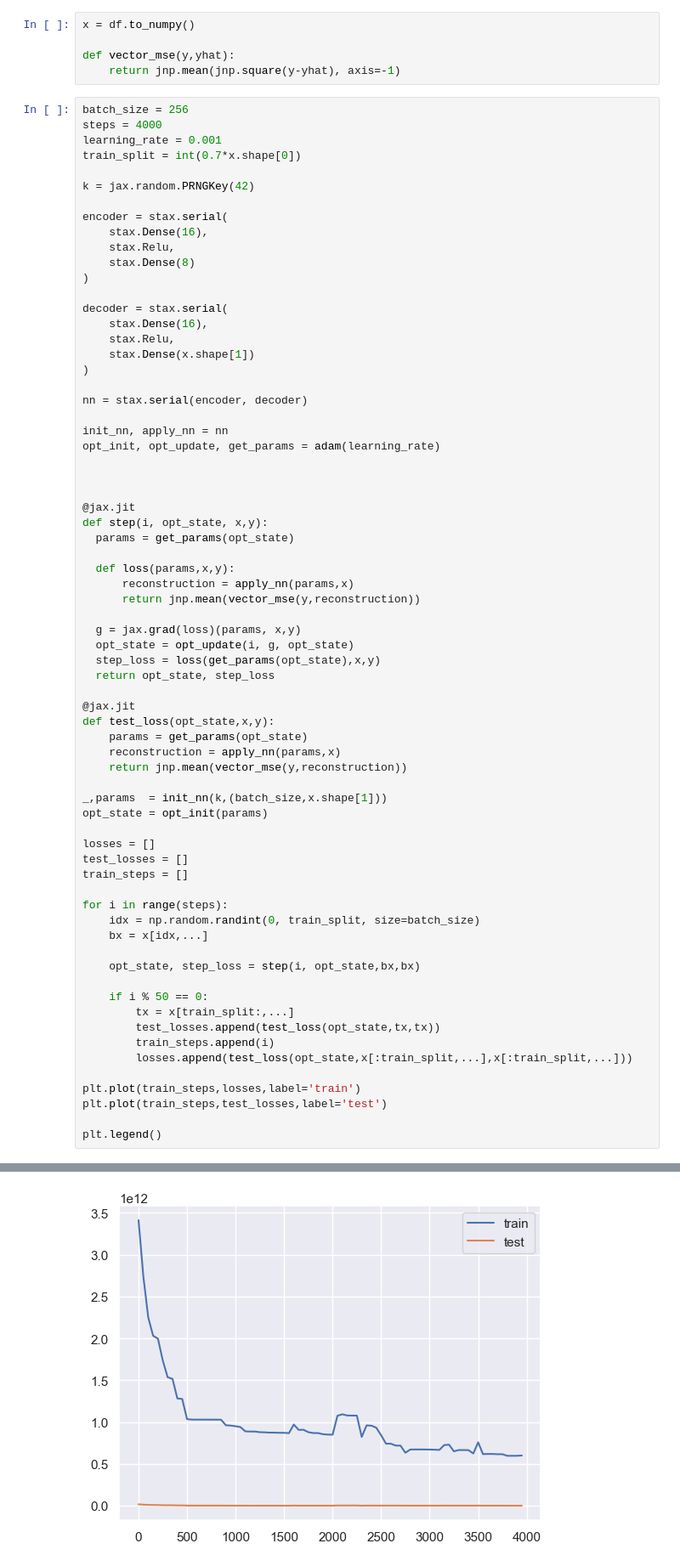
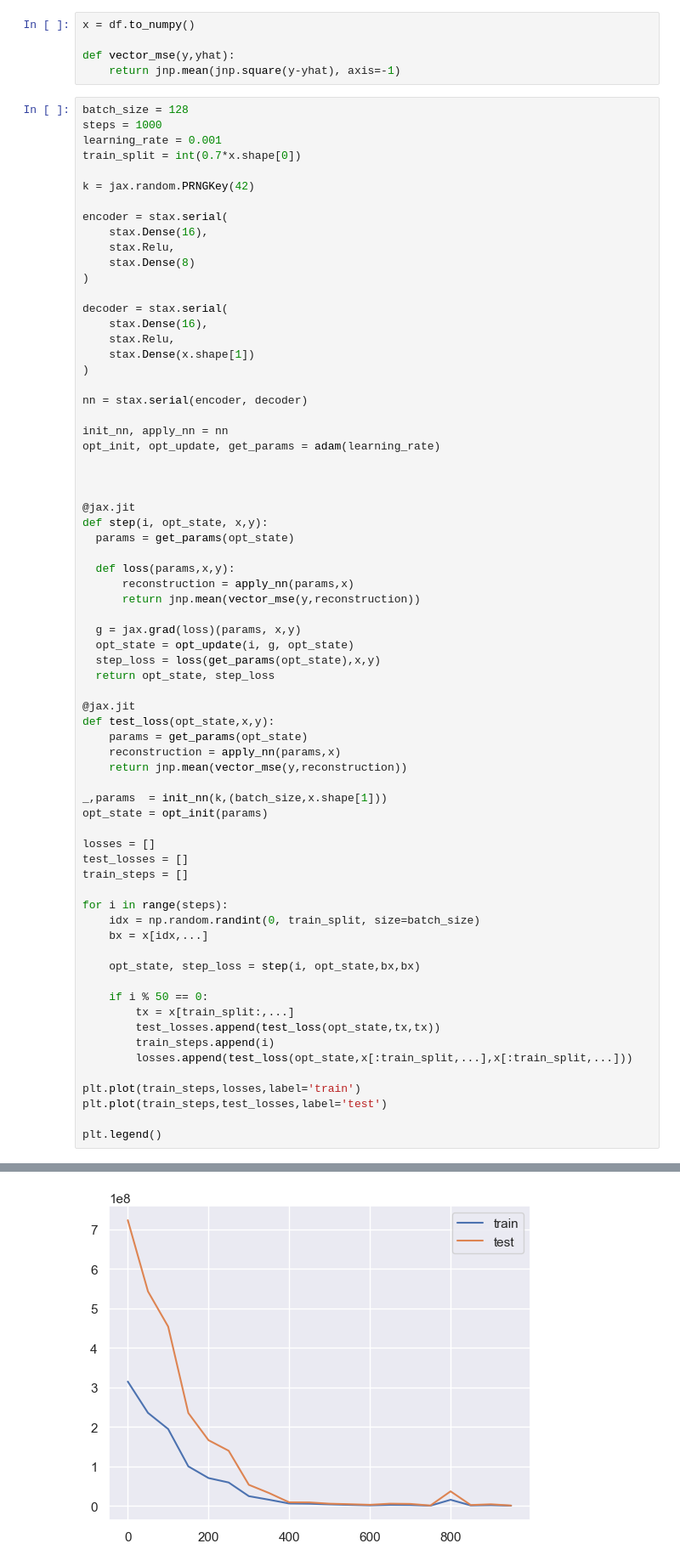
Before and after one commit to dwdwjtwcz/ids2017-anomaly-detection, a Jupyter notebook: PCA.ipynb, the cells around one changed output, grey strips where cells are left out. Shown at 85% size. Cells and saved outputs as stored; diff of their text form.

```diff
--- a/PCA.ipynb
+++ b/PCA.ipynb
@@ -62,8 +62,8 @@ x = df.to_numpy()
 def vector_mse(y,yhat):
     return jnp.mean(jnp.square(y-yhat), axis=-1)
 # %%
-batch_size = 256
-steps = 4000
+batch_size = 128
+steps = 1000
 learning_rate = 0.001
 train_split = int(0.7*x.shape[0])
 
@@ -105,31 +105,31 @@ def step(i, opt_state, x,y):
 def test_loss(opt_state,x,y):
     params = get_params(opt_state)
     reconstruction = apply_nn(params,x)
     return jnp.mean(vector_mse(y,reconstruction))
 
 _,params  = init_nn(k,(batch_size,x.shape[1]))
 opt_state = opt_init(params)
 
 losses = []
 test_losses = []
 train_steps = []
 
 for i in range(steps):
     idx = np.random.randint(0, train_split, size=batch_size)
     bx = x[idx,...]
 
     opt_state, step_loss = step(i, opt_state,bx,bx)
 
     if i % 50 == 0:
         tx = x[train_split:,...]
         test_losses.append(test_loss(opt_state,tx,tx))
         train_steps.append(i)
         losses.append(test_loss(opt_state,x[:train_split,...],x[:train_split,...]))
 
 plt.plot(train_steps,losses,label='train')
 plt.plot(train_steps,test_losses,label='test')
 
 plt.legend()
 # %% [output]
 <matplotlib.legend.Legend at 0x...>
-[figure, old version]
+[figure, new version]
```
Also changed, not shown: parts of 1 cell of this notebook, 1 other file.
